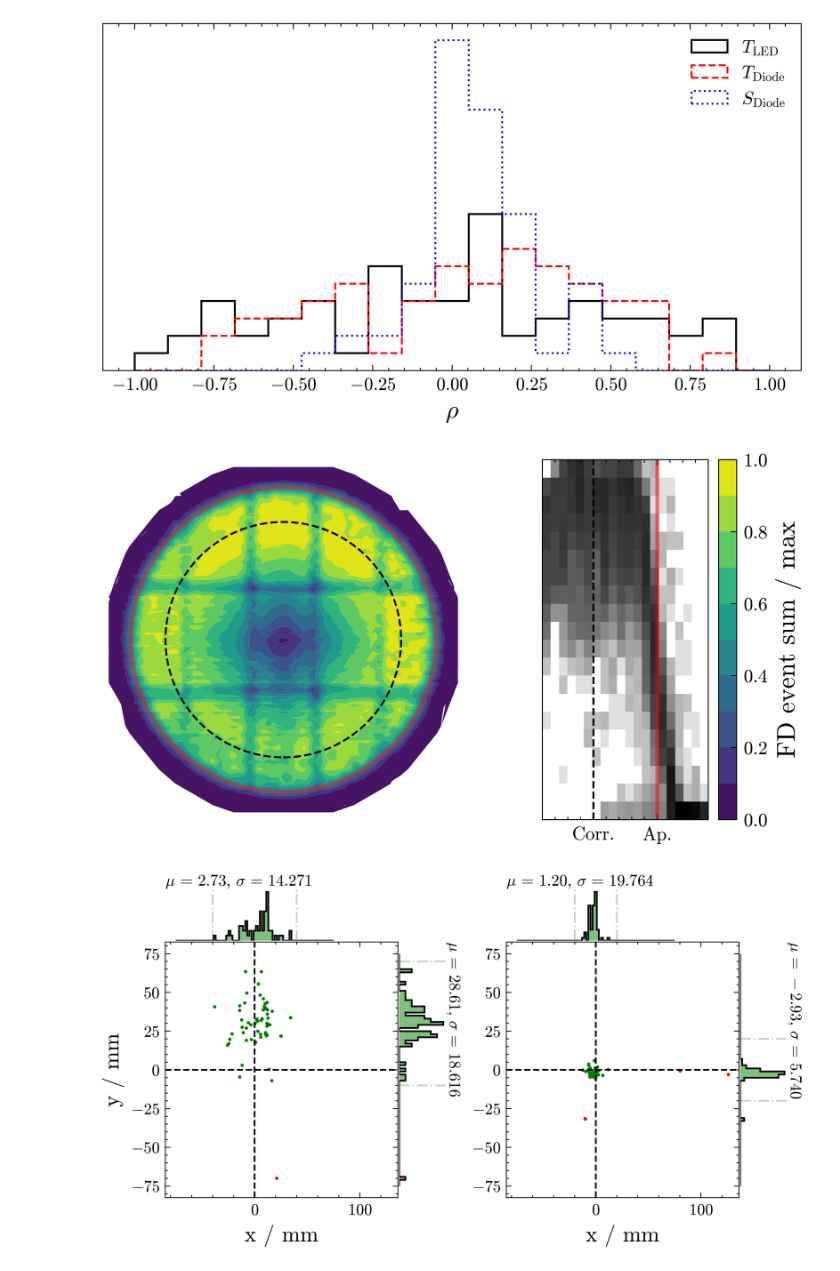
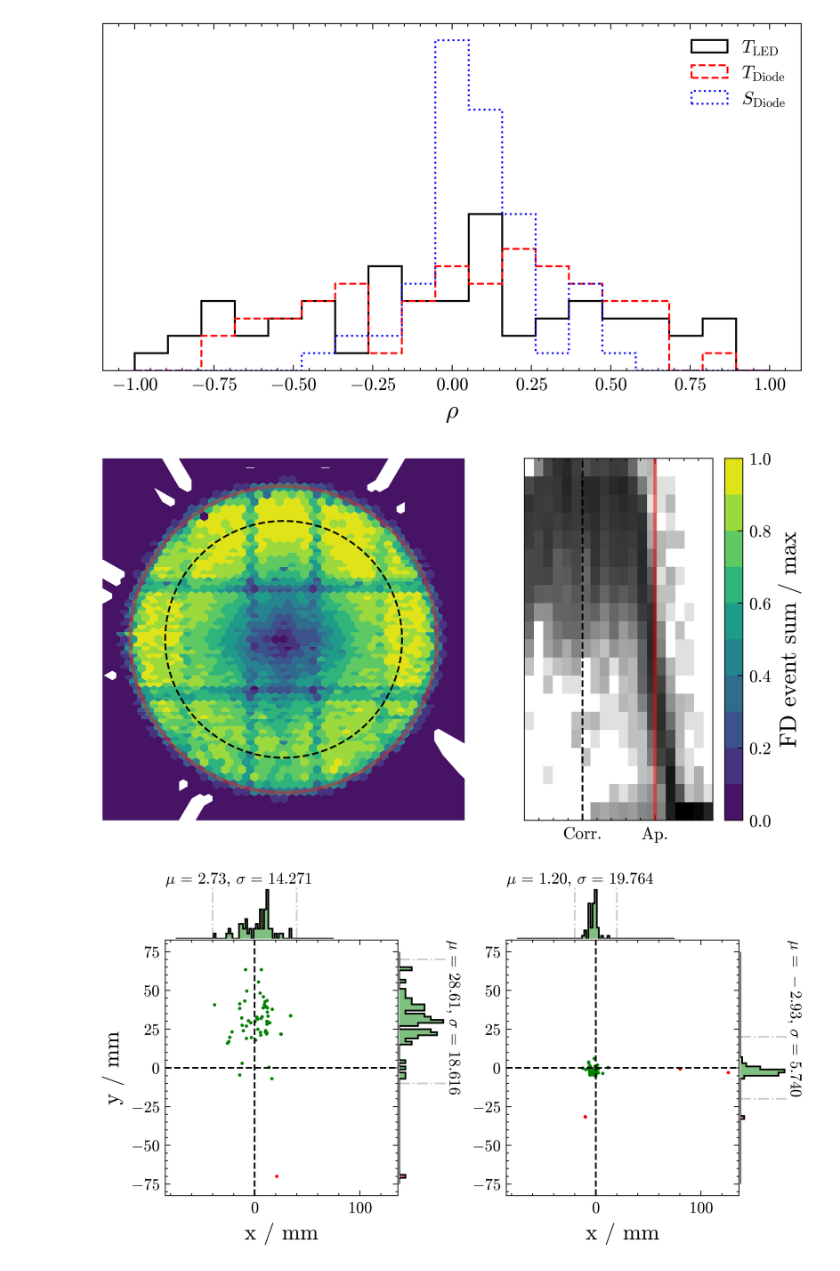
Before and after one commit to Quizznor/phd-thesis, a Jupyter notebook: Projects/XYScanner/QualityCheck/quality_cuts.ipynb, the cells around one changed output. Saved outputs shown, nothing was run; the diff lists cells and outputs as text; code cells hidden in the pictures.

```diff
--- a/Projects/XYScanner/QualityCheck/quality_cuts.ipynb
+++ b/Projects/XYScanner/QualityCheck/quality_cuts.ipynb
@@ -269,34 +269,35 @@ plt.legend()
 # %%
 # curtain check
 
 from scipy.interpolate import griddata
 
 fig, (ax1, ax2) = plt.subplots(1, 2, width_ratios=[1, 0.4])
 
 xii = yii = np.arange(-1300,1300,1)
 xi,yi = np.meshgrid(xii,yii)
-zi = griddata((x,y),s,(xi,yi),method='linear', rescale=True)
+zi = griddata((x,y),s,(xi,yi),method='nearest', rescale=True)
 
 AddApertureEtcToPlot(ax1)
 contour = ax1.contourf(xi,yi,zi, np.linspace(0, 1, 11, endpoint=True), antialiased=True)
 
 _ = ax2.hist2d(np.sqrt(np.array(x)**2 + np.array(y)**2), s, bins=[20, 20],
                range=([650, 1300], [0, 1]), norm='symlog', cmap='binary')
 # data, _, _ = np.histogram2d(np.sqrt(np.array(x)**2 + np.array(y)**2), s,
 #                          bins=[20, 20], range=([500, 1300], [0, 1]))
 # ax2.imshow(data, origin='lower', extent=(500, 1300, 0, 1), aspect='auto', norm='symlog')
 plt.colorbar(contour, ax=ax2, label='FD event sum / max')
 ax2.axvline(1100, c='r', lw=2, alpha = 0.5)
 ax2.axvline(850, c='k', ls='--')
 # ax2.set_xlim(1080)
 ax2.set_yticks([])
 ax2.set_xticks([850, 1100], ['Corr.', 'Ap.'])
 ax1.axis('off')
 # ax2.set_xscale('log')
 
 plt.subplots_adjust(wspace=0)
+plt.tight_layout()
 # %% [output]
-[figure, old version]
+[figure, new version]
 # %%
 # anisotropy
 
```
Also changed, not shown: parts of 2 cells of this notebook, 6 other files.
